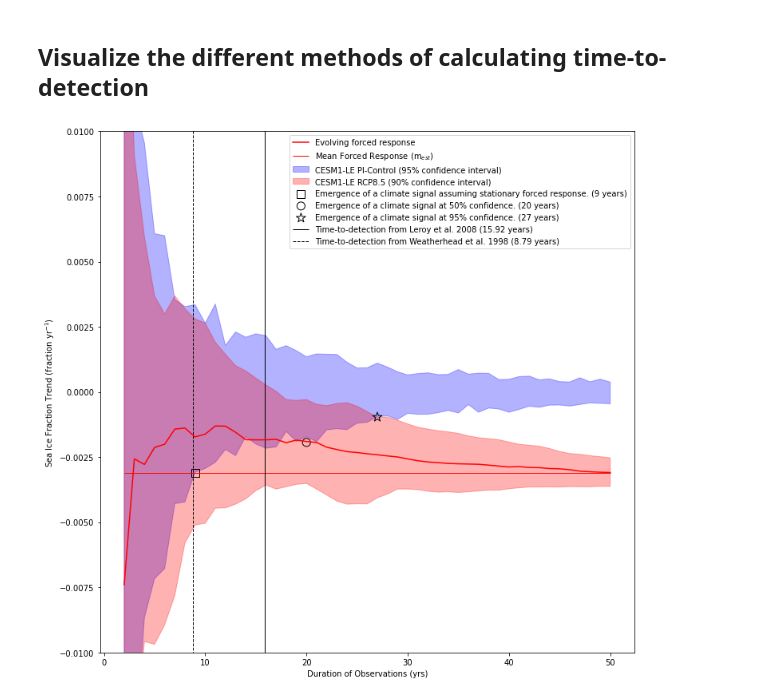
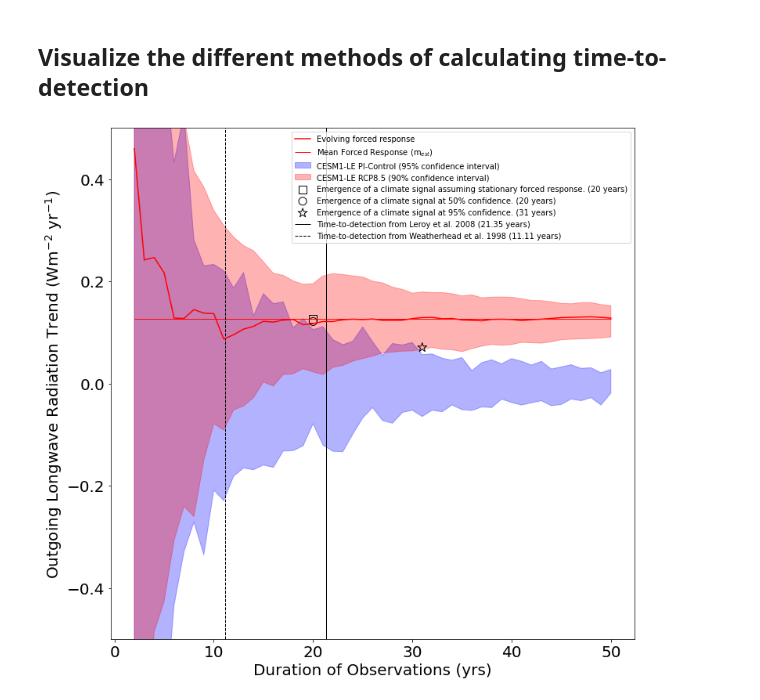
Before and after one commit to jshaw35/spectral_ice, a Jupyter notebook: trend_uncertainty/detectiontime_comparison.ipynb, the cells around one changed output. Drawn from its saved outputs; the diff is of its cells as text; code cells hidden in the pictures.

```diff
--- a/trend_uncertainty/detectiontime_comparison.ipynb
+++ b/trend_uncertainty/detectiontime_comparison.ipynb
@@ -267,3 +104,5 @@ def standardize(data):
+# %%
+ens_vars = list(cesm1_pic_ds.data_vars)
 # %% [markdown]
 ## Method Implementation
 # %% [markdown]
@@ -279,8 +129,7 @@ _regress_dict = {}
 
 for _var in ens_vars:
 
-    _forcedresponse = forcedresponse_ds[_var] # grab the forced response Arctic tseries
-
+    _forcedresponse = cesm1_forcedresponse_ds[_var] # grab the forced response Arctic tseries
     _forcedresponse_annavg = _forcedresponse.groupby('time.year').mean() # compute an annual mean (could also deseasonalize and compute a trend there, or select a single month)
 
     _slope,_intercept,_rvalue,_pvalue,_stderr = stats.linregress(_forcedresponse_annavg.year,_forcedresponse_annavg) # compute a simple linear regression
@@ -728,7 +574,7 @@ Now I just need to generate percentiles for the forced response and compare thos
 test_dict = {}
 
 for _var in ens_vars:
-    ens_tseries = ens_tseries_ds[_var] # select your variable
+    ens_tseries = cesm1_ensresponse_ds[_var] # select your variable
 
     ens_tseries_ann = ens_tseries.groupby('time.year').mean('time') # turn into annual tseries
 
@@ -968,8 +812,8 @@ def plot_detection(var_name,var_fullname,var_units,ylims=None):
     det_ax1.vlines(nstar_dict[var_name],*det_ax1.get_ylim(),color='black',linewidth=1,linestyle='dashed',
                    label='Time-to-detection from Weatherhead et al. 1998 (%.2f years)' % nstar_dict[var_name])
 
-    det_ax1.set_xlabel('Duration of Observations (yrs)')
-    det_ax1.set_ylabel('%s Trend (%s yr$^{-1}$)' % (var_fullname,var_units))
+    det_ax1.set_xlabel('Duration of Observations (yrs)',fontsize=20)
+    det_ax1.set_ylabel('%s Trend (%s yr$^{-1}$)' % (var_fullname,var_units),fontsize=20)
 
     if not type(ylims) is type(None):
         det_ax1.set_ylim(*ylims)
@@ -978,9 +822,13 @@ def plot_detection(var_name,var_fullname,var_units,ylims=None):
         yhigh = np.max(np.concatenate([_upper_bounds_pic,_upper_bounds_forced]))
         det_ax1.set_ylim(ylow,yhigh)
     det_ax1.legend()
+
+    det_ax1.tick_params(labelsize=20)
+
+    return det_fig1
 # %%
-_var = 'ICEFRAC'
+_var = 'FLUT'
 
-plot_detection(_var,ens_varnames[_var],ens_varunits[_var],ylims=[-0.01,0.01])
+flut_emergenceplot = plot_detection(_var,ens_varnames[_var],ens_varunits[_var],ylims=[-0.5,0.5])
 # %% [output]
-[figure, old version]
+[figure, new version]
```
Also changed, not shown: parts of 60 cells of this notebook.
